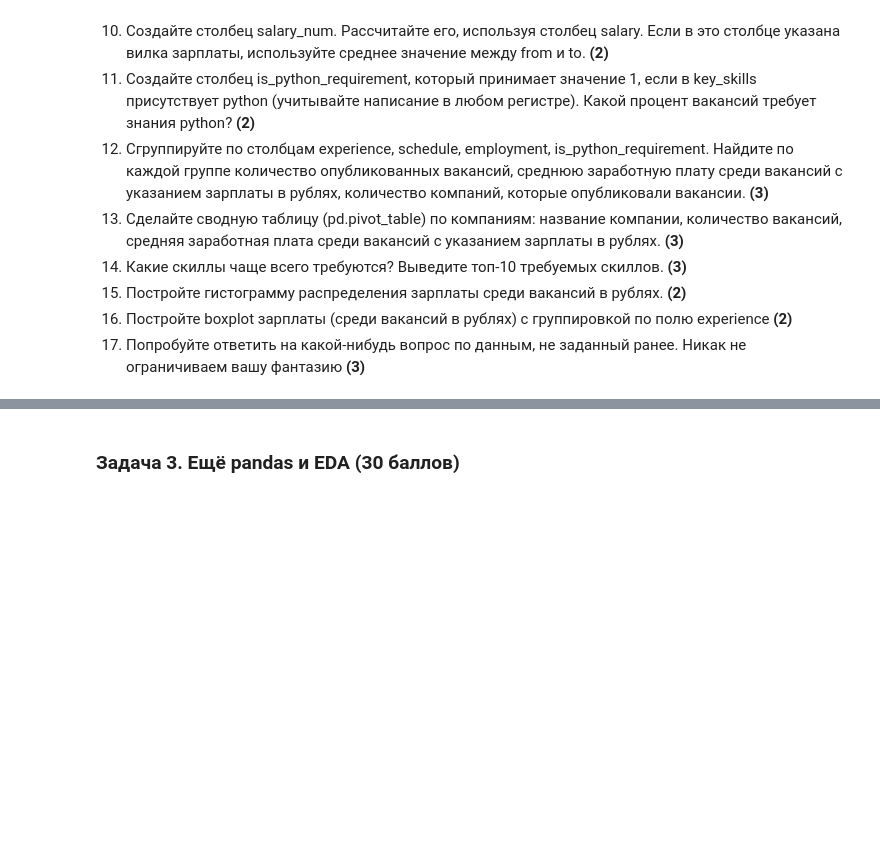
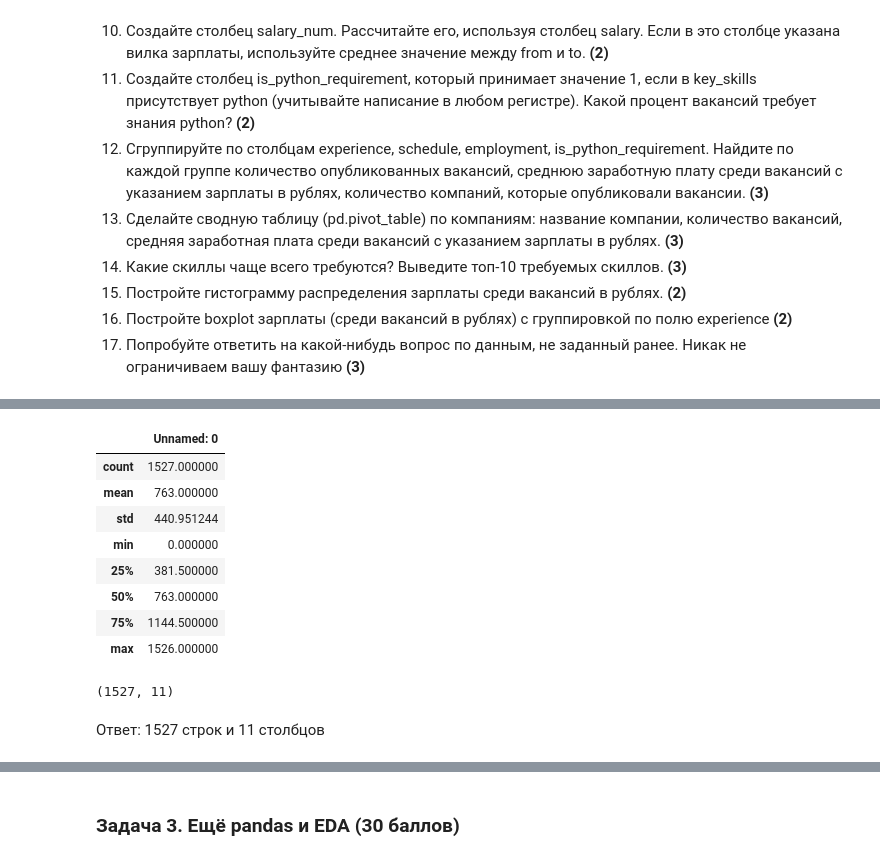
Before and after one commit to Shredian/python_homework, a Jupyter notebook: Python,_ИИ,_продвинутая_группа,_ДЗ2.ipynb, the cells around one changed output, grey strips where cells are left out. Drawn from its saved outputs; the diff is of its cells as text; code cells hidden in the pictures; blank space fills up the shorter version.

```diff
--- a/Python,_ИИ,_продвинутая_группа,_ДЗ2.ipynb
+++ b/Python,_ИИ,_продвинутая_группа,_ДЗ2.ipynb
@@ -129,0 +160,18 @@ df = pd.read_csv('vacancies.csv')
+# %%
+df.describe()
+# %% [output]
+|  | Unnamed: 0 |
+| count | 1527.000000 |
+| mean | 763.000000 |
+| std | 440.951244 |
+| min | 0.000000 |
+| 25% | 381.500000 |
+| 50% | 763.000000 |
+| 75% | 1144.500000 |
+| max | 1526.000000 |
+# %%
+df.shape
+# %% [output]
+(1527, 11)
+# %% [markdown]
+Ответ: 1527 строк и 11 столбцов
```
Also changed, not shown: parts of 18 cells of this notebook.
